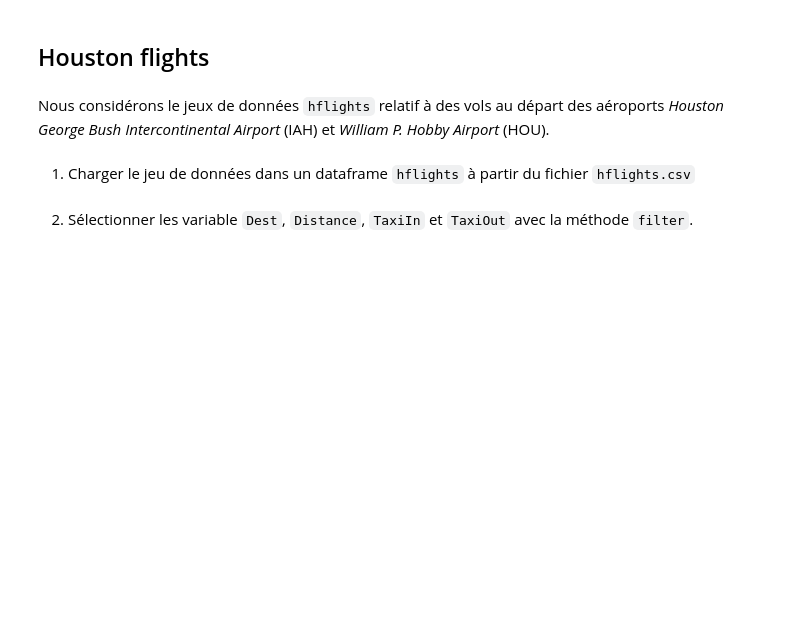
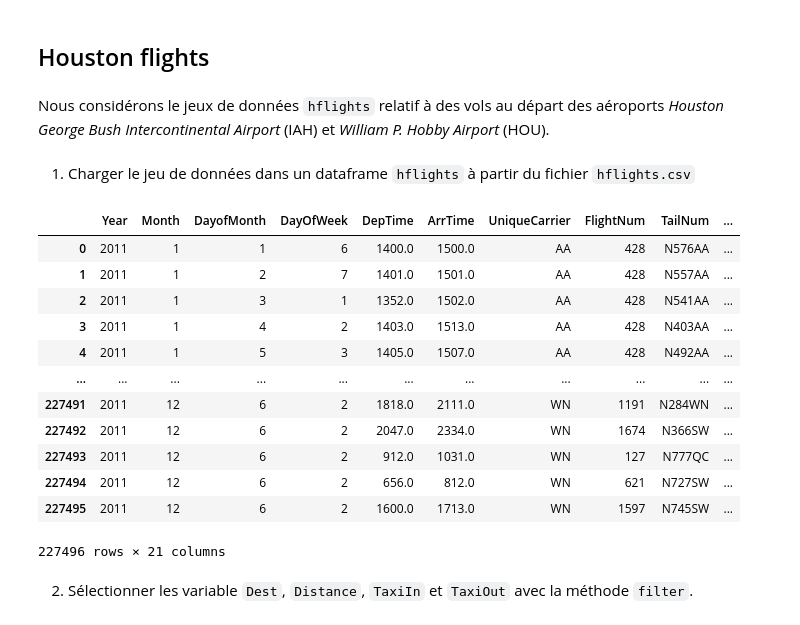
Before and after one commit to NoeMeri/test_certif_vdiff, a Jupyter notebook: notebooks/01_pandas_1.ipynb, the cells around one changed output. Drawn from its saved outputs; the diff is of its cells as text; code cells hidden in the pictures; blank space fills up the shorter version.

Commit message:
execution code et ajout hflights

```diff
--- a/notebooks/01_pandas_1.ipynb
+++ b/notebooks/01_pandas_1.ipynb
@@ -145,5 +145,22 @@ print(
 Nous considérons le jeux de données `hflights` relatif à des vols au départ des aéroports *Houston George Bush Intercontinental Airport* (IAH) et *William P. Hobby Airport* (HOU).
 # %% [markdown]
 1. Charger le jeu de données dans un dataframe `hflights` à partir du fichier `hflights.csv`
+# %%
+hflights = pd.read_csv("data/hflights.csv")
+hflights
+# %% [output]
+|  | Year | Month | DayofMonth | DayOfWeek | DepTime | ArrTime | UniqueCarrier | FlightNum | TailNum | ... |
+| 0 | 2011 | 1 | 1 | 6 | 1400.0 | 1500.0 | AA | 428 | N576AA | ... |
+| 1 | 2011 | 1 | 2 | 7 | 1401.0 | 1501.0 | AA | 428 | N557AA | ... |
+| 2 | 2011 | 1 | 3 | 1 | 1352.0 | 1502.0 | AA | 428 | N541AA | ... |
+| 3 | 2011 | 1 | 4 | 2 | 1403.0 | 1513.0 | AA | 428 | N403AA | ... |
+| 4 | 2011 | 1 | 5 | 3 | 1405.0 | 1507.0 | AA | 428 | N492AA | ... |
+| ... | ... | ... | ... | ... | ... | ... | ... | ... | ... | ... |
+| 227491 | 2011 | 12 | 6 | 2 | 1818.0 | 2111.0 | WN | 1191 | N284WN | ... |
+| 227492 | 2011 | 12 | 6 | 2 | 2047.0 | 2334.0 | WN | 1674 | N366SW | ... |
+| 227493 | 2011 | 12 | 6 | 2 | 912.0 | 1031.0 | WN | 127 | N777QC | ... |
+| 227494 | 2011 | 12 | 6 | 2 | 656.0 | 812.0 | WN | 621 | N727SW | ... |
+| 227495 | 2011 | 12 | 6 | 2 | 1600.0 | 1713.0 | WN | 1597 | N745SW | ... |
+227496 rows × 21 columns
 # %% [markdown]
 2. Sélectionner les variable `Dest`, `Distance`, `TaxiIn` et `TaxiOut` avec la méthode `filter`.
```
Also changed, not shown: parts of 8 cells of this notebook, 1 other file.
